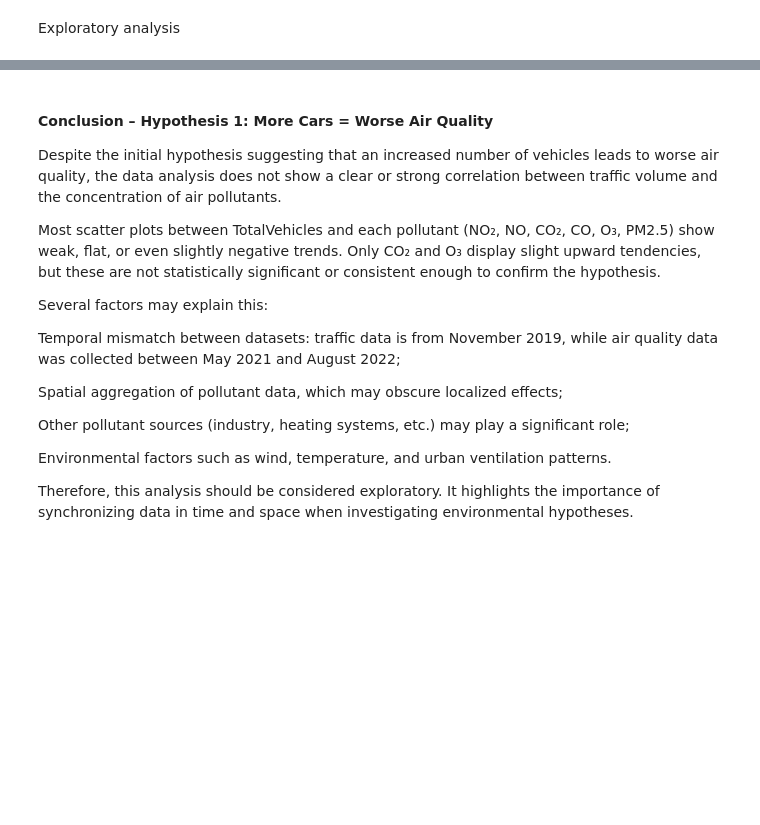
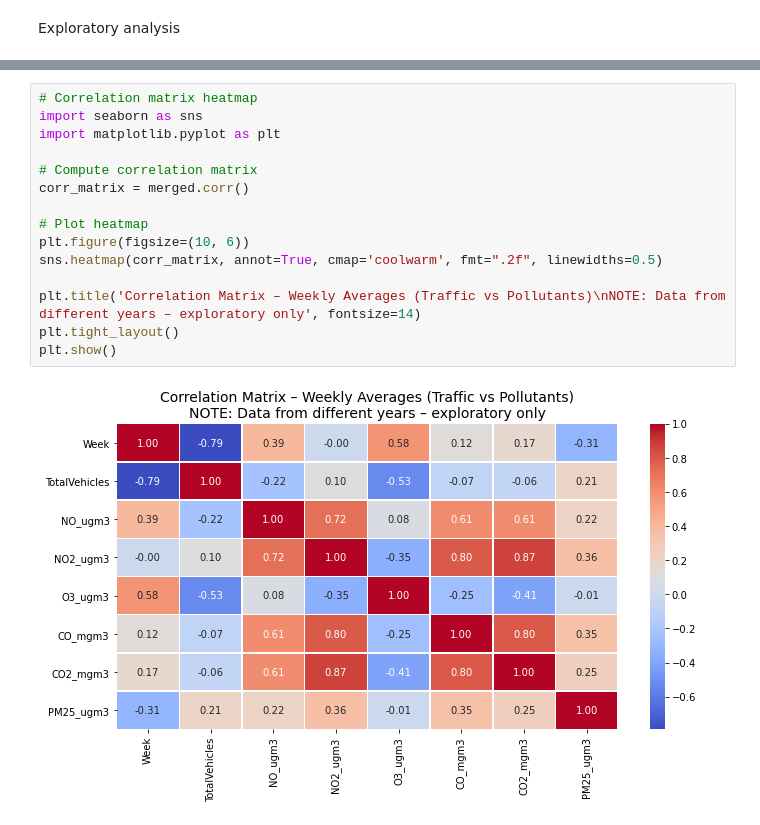
Before and after one commit to GiselleMelo/projeto-iot, a Jupyter notebook: projeto.ipynb, the cells around one changed output, grey strips where cells are left out. Cells and saved outputs as stored; diff of their text form; blank space fills up the shorter version.

```diff
--- a/projeto.ipynb
+++ b/projeto.ipynb
@@ -174,17 +163,17 @@ plt.show()
-# %% [markdown]
-#### Conclusion – Hypothesis 1: More Cars = Worse Air Quality
-Despite the initial hypothesis suggesting that an increased number of vehicles leads to worse air quality, the data analysis does not show a clear or strong correlation between traffic volume and the concentration of air pollutants.
-
-Most scatter plots between TotalVehicles and each pollutant (NO₂, NO, CO₂, CO, O₃, PM2.5) show weak, flat, or even slightly negative trends. Only CO₂ and O₃ display slight upward tendencies, but these are not statistically significant or consistent enough to confirm the hypothesis.
-
-Several factors may explain this:
-
-Temporal mismatch between datasets: traffic data is from November 2019, while air quality data was collected between May 2021 and August 2022;
-
-Spatial aggregation of pollutant data, which may obscure localized effects;
-
-Other pollutant sources (industry, heating systems, etc.) may play a significant role;
-
-Environmental factors such as wind, temperature, and urban ventilation patterns.
-
-Therefore, this analysis should be considered exploratory. It highlights the importance of synchronizing data in time and space when investigating environmental hypotheses.
+# %%
+# Correlation matrix heatmap
+import seaborn as sns
+import matplotlib.pyplot as plt
+
+# Compute correlation matrix
+corr_matrix = merged.corr()
+
+# Plot heatmap
+plt.figure(figsize=(10, 6))
+sns.heatmap(corr_matrix, annot=True, cmap='coolwarm', fmt=".2f", linewidths=0.5)
+
+plt.title('Correlation Matrix – Weekly Averages (Traffic vs Pollutants)\nNOTE: Data from different years – exploratory only', fontsize=14)
+plt.tight_layout()
+plt.show()
+# %% [output]
+[figure, added]
```
Also changed, not shown: parts of 12 cells of this notebook.
